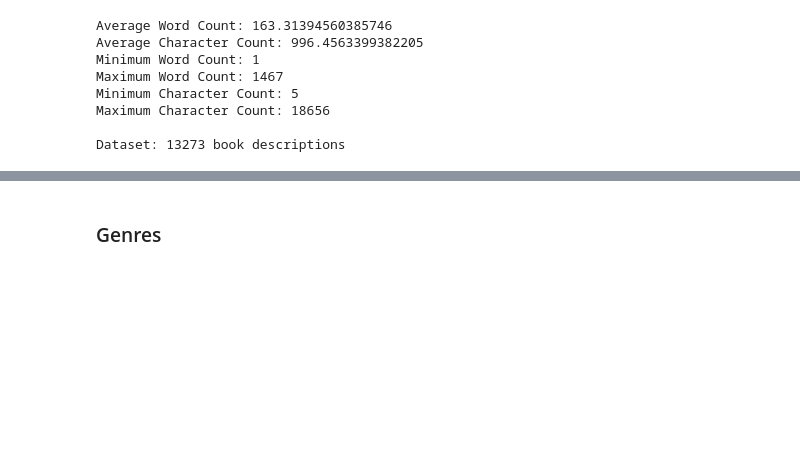
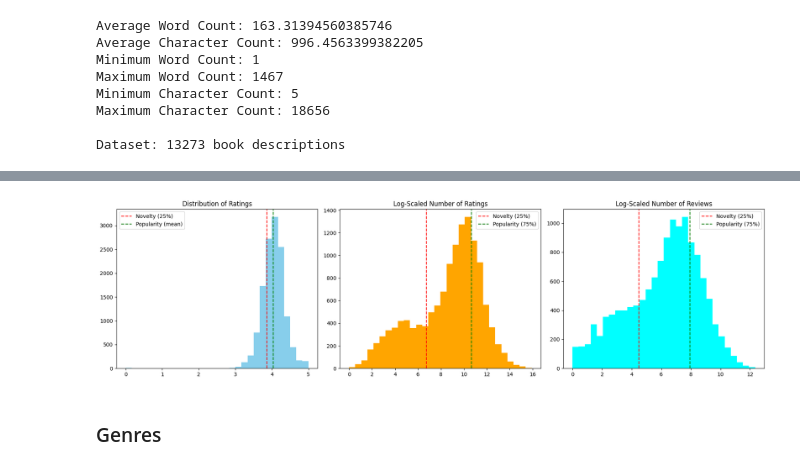
Before and after one commit to Akos360/Evaluating_Recommender_Systems_Implementation, a Jupyter notebook: src/implementation.ipynb, the cells around one changed output, grey strips where cells are left out. Cells and saved outputs as stored; diff of their text form; code cells hidden in the pictures; blank space fills up the shorter version.

```diff
--- a/src/implementation.ipynb
+++ b/src/implementation.ipynb
@@ -392,0 +398,78 @@ Dataset: 13273 book descriptions
+# %%
+import pandas as pd
+import numpy as np
+import matplotlib.pyplot as plt
+import os
+
+# === Load and Clean Data ===
+current_dir = os.getcwd()
+file_path = os.path.abspath(os.path.join(current_dir, "..", "datasets", "book_details_clean.csv"))
+df = pd.read_csv(file_path, encoding='ISO-8859-1')
+
+# Clean 'no_of_ratings' and 'no_of_reviews'
+df['no_of_ratings'] = df['no_of_ratings'].astype(str).str.replace(r'[^\d]', '', regex=True).astype(int)
+df['no_of_reviews'] = df['no_of_reviews'].astype(str).str.replace(r'[^\d]', '', regex=True).astype(int)
+
+# === Summary Statistics ===
+pd.options.display.float_format = '{:,.5f}'.format
+
+print("Ratings Summary:")
+print(df['rating'].describe())
+
+print("\nNumber of Ratings Summary:")
+print(df['no_of_ratings'].describe())
+
+print("\nNumber of Reviews Summary:")
+print(df['no_of_reviews'].describe())
+
+# === Threshold Suggestions ===
+
+# Popularity (Top 25%)
+pop_ratings_threshold = np.percentile(df['no_of_ratings'], 75)
+pop_reviews_threshold = np.percentile(df['no_of_reviews'], 75)
+pop_rating_score_threshold = df['rating'].mean()  # or median
+
+# Novelty (Bottom 25%)
+novel_ratings_threshold = np.percentile(df['no_of_ratings'], 25)
+novel_reviews_threshold = np.percentile(df['no_of_reviews'], 25)
+novel_rating_score_threshold = np.percentile(df['rating'], 25)
+
+# === Print Thresholds ===
+
+print("\nSuggested Popularity Thresholds (Top 25%):")
+print(f" - No. of Ratings > {pop_ratings_threshold:.0f}")
+print(f" - No. of Reviews > {pop_reviews_threshold:.0f}")
+print(f" - Rating > {pop_rating_score_threshold:.2f} (Above Mean)")
+
+print("\nSuggested Novelty Thresholds (Bottom 25%):")
+print(f" - No. of Ratings < {novel_ratings_threshold:.0f}")
+print(f" - No. of Reviews < {novel_reviews_threshold:.0f}")
+print(f" - Rating < {novel_rating_score_threshold:.2f} (Bottom Quartile)")
+
+# === Visualize Distributions ===
+fig, axs = plt.subplots(1, 3, figsize=(18, 5))
+
+# Ratings
+axs[0].hist(df['rating'], bins=30, color='skyblue')
+axs[0].axvline(novel_rating_score_threshold, color='red', linestyle='--', label='Novelty (25%)')
+axs[0].axvline(pop_rating_score_threshold, color='green', linestyle='--', label='Popularity (mean)')
+axs[0].set_title("Distribution of Ratings")
+axs[0].legend()
+
+# Number of Ratings
+axs[1].hist(np.log1p(df['no_of_ratings']), bins=30, color='orange')
+axs[1].axvline(np.log1p(novel_ratings_threshold), color='red', linestyle='--', label='Novelty (25%)')
+axs[1].axvline(np.log1p(pop_ratings_threshold), color='green', linestyle='--', label='Popularity (75%)')
+axs[1].set_title("Log-Scaled Number of Ratings")
+axs[1].legend()
+
+# Number of Reviews
+axs[2].hist(np.log1p(df['no_of_reviews']), bins=30, color='cyan')
+axs[2].axvline(np.log1p(novel_reviews_threshold), color='red', linestyle='--', label='Novelty (25%)')
+axs[2].axvline(np.log1p(pop_reviews_threshold), color='green', linestyle='--', label='Popularity (75%)')
+axs[2].set_title("Log-Scaled Number of Reviews")
+axs[2].legend()
+
+plt.tight_layout()
+plt.show()
+# %% [output]
@@ -393,3 +493,4 @@ Dataset: 13273 book descriptions
+[figure, added]
 # %% [markdown]
 ### Genres
 # %%
```
Also changed, not shown: parts of 32 cells of this notebook, 20 other files.
